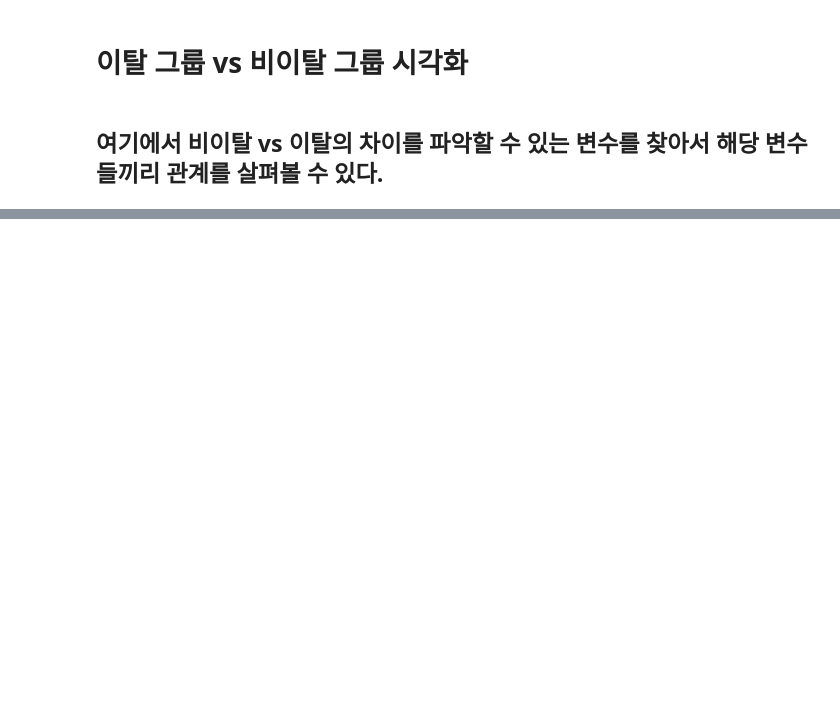
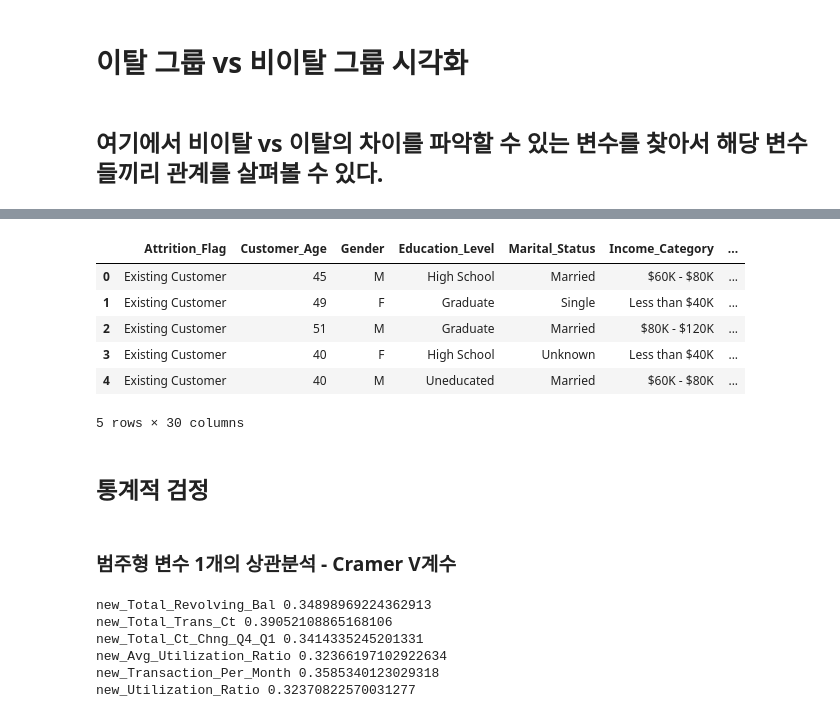
Before and after one commit to lasentia/Analysis_of_card_dropout_rates_project, a Jupyter notebook: 2팀_2조/lasentia/원인변수특징파악.ipynb, the cells around one changed output, grey strips where cells are left out. Drawn from its saved outputs; the diff is of its cells as text; code cells hidden in the pictures; blank space fills up the shorter version.

```diff
--- a/2팀_2조/lasentia/원인변수특징파악.ipynb
+++ b/2팀_2조/lasentia/원인변수특징파악.ipynb
@@ -451,0 +369,21 @@ find_cols
+# %%
+## 중복된 값이 있는 컬럼은 삭제
+cols = df.describe().columns.tolist()
+cols.remove('Customer_Age')  ## 이미 범주화
+cols.remove('Months_on_book') ## 이미 범주화
+cols.remove('Contacts_Count_12_mon') ## 중복된 quantile 값이 있음
+cols.remove('Months_Inactive_12_mon') ## 중복된 quantile 값이 있음
+
+##
+object_df = df.drop(columns=cols)
+object_df.head()
+# %% [output]
+|  | Attrition_Flag | Customer_Age | Gender | Education_Level | Marital_Status | Income_Category | ... |
+| 0 | Existing Customer | 45 | M | High School | Married | $60K - $80K | ... |
+| 1 | Existing Customer | 49 | F | Graduate | Single | Less than $40K | ... |
+| 2 | Existing Customer | 51 | M | Graduate | Married | $80K - $120K | ... |
+| 3 | Existing Customer | 40 | F | High School | Unknown | Less than $40K | ... |
+| 4 | Existing Customer | 40 | M | Uneducated | Married | $60K - $80K | ... |
+5 rows × 30 columns
+# %% [markdown]
+## 통계적 검정
@@ -451,0 +393,2 @@ find_cols
+# %% [markdown]
+### **범주형 변수 1개의 상관분석 - Cramer V계수**
@@ -451,0 +400,13 @@ find_cols
+# %%
+columns = object_df.columns[1:].tolist()
+
+for col in columns:
+    if corr_cramer(col) > 0.3:
+        print(col, corr_cramer(col))
+# %% [output]
+new_Total_Revolving_Bal 0.34898969224362913
+new_Total_Trans_Ct 0.39052108865168106
+new_Total_Ct_Chng_Q4_Q1 0.3414335245201331
+new_Avg_Utilization_Ratio 0.32366197102922634
+new_Transaction_Per_Month 0.3585340123029318
+new_Utilization_Ratio 0.32370822570031277
```
Also changed, not shown: parts of 36 cells of this notebook.
